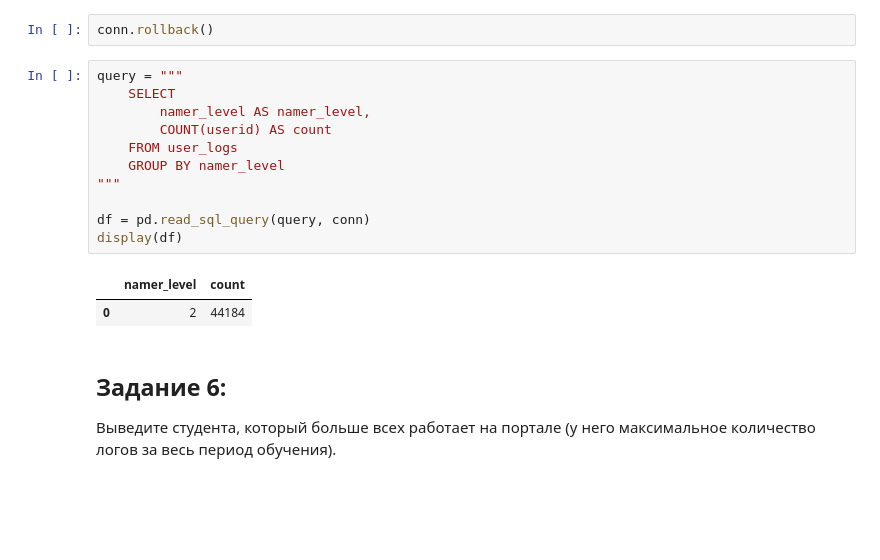
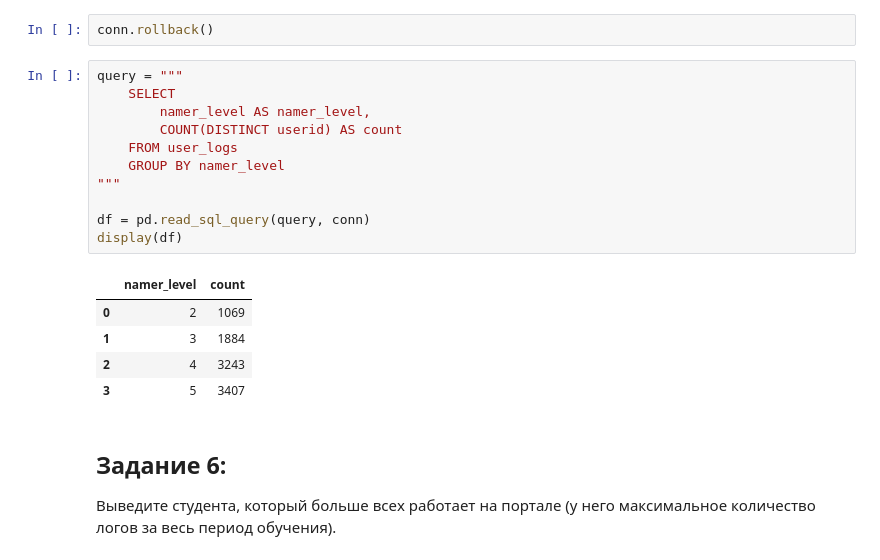
Before and after one commit to Nominante1/Big_data_in_economics_Davydoff, a Jupyter notebook: task_4_Docker/postGre_portal_logs.ipynb, the cells around one changed output. Saved outputs shown, nothing was run; the diff lists cells and outputs as text; blank space fills up the shorter version.

```diff
--- a/task_4_Docker/postGre_portal_logs.ipynb
+++ b/task_4_Docker/postGre_portal_logs.ipynb
@@ -361,17 +389,20 @@ conn.rollback()
 # %%
 query = """
     SELECT
         namer_level AS namer_level,
-        COUNT(userid) AS count
+        COUNT(DISTINCT userid) AS count
     FROM user_logs
     GROUP BY namer_level
 """
 
 df = pd.read_sql_query(query, conn)
 display(df)
 # %% [output]
 |  | namer_level | count |
-| 0 | 2 | 44184 |
+| 0 | 2 | 1069 |
+| 1 | 3 | 1884 |
+| 2 | 4 | 3243 |
+| 3 | 5 | 3407 |
 # %% [markdown]
 ## Задание 6:
 
```
Also changed, not shown: parts of 4 cells of this notebook.
